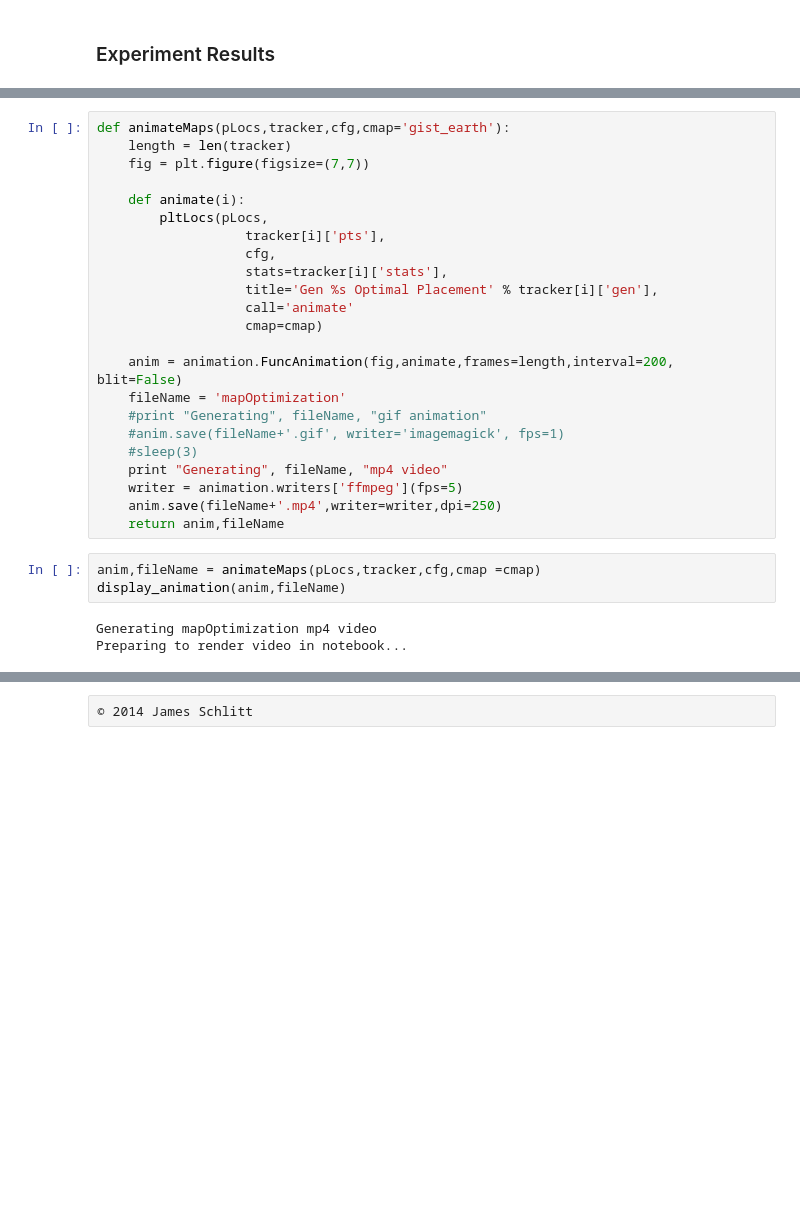
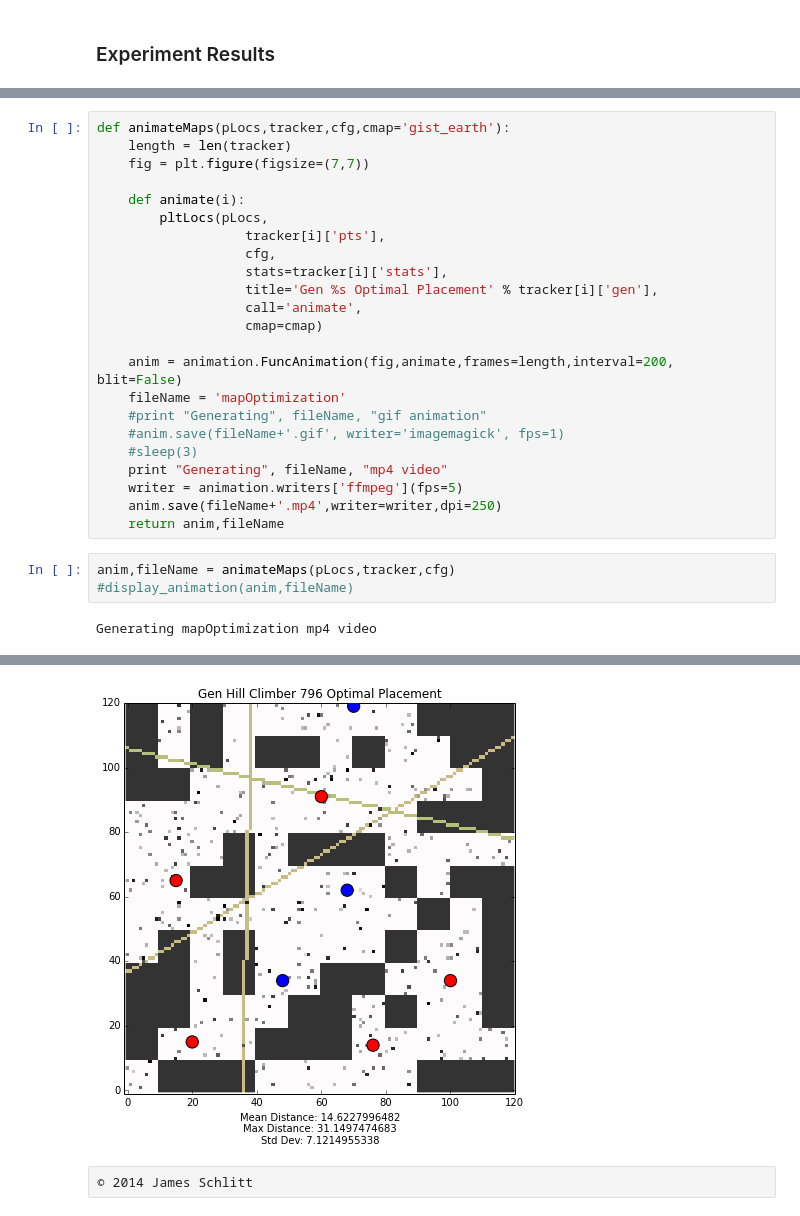
Before and after one commit to jschlitt84/mapOptimizer, a Jupyter notebook: DistanceOptimizer.ipynb, the cells around one changed output, grey strips where cells are left out. Cells and saved outputs as stored; diff of their text form; blank space fills up the shorter version.

```diff
--- a/DistanceOptimizer.ipynb
+++ b/DistanceOptimizer.ipynb
@@ -503,7 +595,7 @@ def animateMaps(pLocs,tracker,cfg,cmap='gist_earth'):
                    cfg,
                    stats=tracker[i]['stats'],
                    title='Gen %s Optimal Placement' % tracker[i]['gen'],
-                   call='animate'
+                   call='animate',
                    cmap=cmap)
 
     anim = animation.FuncAnimation(fig,animate,frames=length,interval=200, blit=False)
@@ -516,8 +608,7 @@ def animateMaps(pLocs,tracker,cfg,cmap='gist_earth'):
     anim.save(fileName+'.mp4',writer=writer,dpi=250)
     return anim,fileName
 # %%
-anim,fileName = animateMaps(pLocs,tracker,cfg,cmap =cmap)
-display_animation(anim,fileName)
+anim,fileName = animateMaps(pLocs,tracker,cfg)
+#display_animation(anim,fileName)
 # %% [output]
 Generating mapOptimization mp4 video
-Preparing to render video in notebook...
@@ -525,2 +615,3 @@ Preparing to render video in notebook...
+[figure, added]
 # %% [raw]
 © 2014 James Schlitt
```
Also changed, not shown: parts of 17 cells of this notebook.
